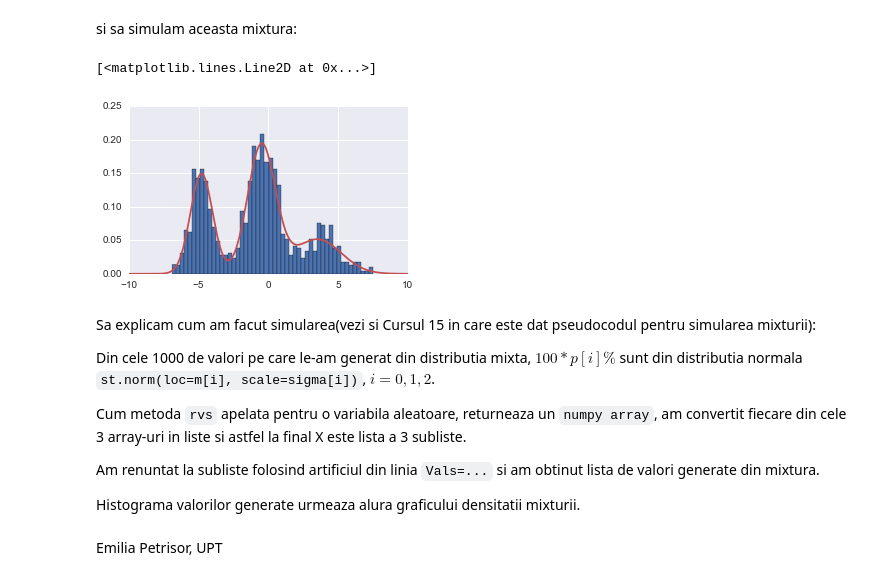
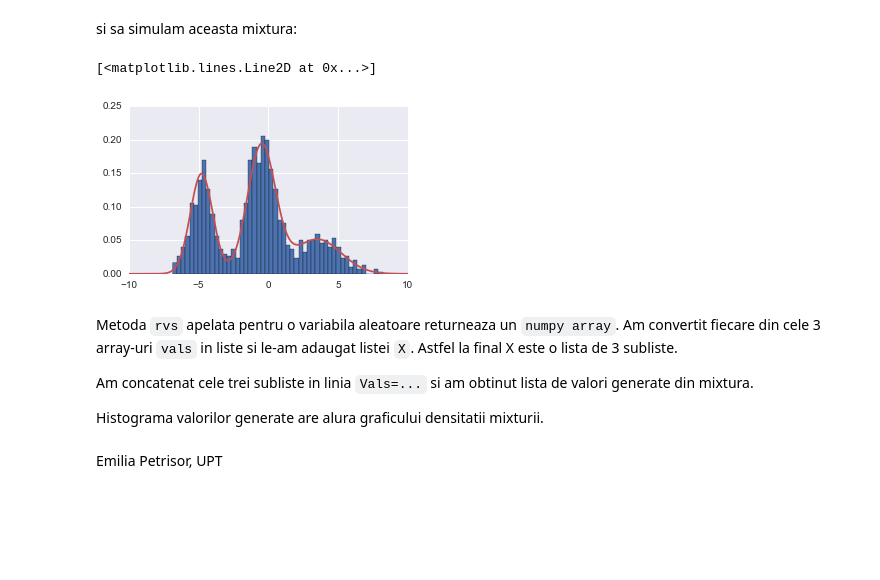
Before and after one commit to empet/PSCourse, a Jupyter notebook: DistributiiProbCont.ipynb, the cells around one changed output. Saved outputs shown, nothing was run; the diff lists cells and outputs as text; code cells hidden in the pictures; blank space fills up the shorter version.

```diff
--- a/DistributiiProbCont.ipynb
+++ b/DistributiiProbCont.ipynb
@@ -473,28 +474,38 @@ plt.fill_between(x, y,  alpha=.33)
 [figure]
 # %% [markdown]
 si sa  simulam aceasta mixtura:
+# %%
+def  simul(pr):
+    k=0
+    F=pr[0]
+    u=np.random.random()
+    while(u>F):
+        k+=1
+        F=F+pr[k]
+    return k
 # %%
 N=1000
+D=[simul(p) for i in xrange(N)]# generam 1000 de valori din distributia discreta
+                               #p=[0.3, 0.48, 0.22]
 X=[]
 for i in range(3):
-   vals=st.norm.rvs(size=int(p[i]*N),loc= m[i],scale=sigma[i]).tolist()
-   X.append(vals)
+    vals=st.norm.rvs(size=D.count(i),loc= m[i],scale=sigma[i]).tolist()
+    #D.count(i) numara cate elemente egale cu i exista in lista D si generam atatea valori din
+    # distributia normala N(m[i], sigma[i]), i=0,1,2
+    X.append(vals)
 Vals=[item for sublist in X for item in sublist]
 histo=plt.hist(Vals, bins=50, normed=True)
 plt.plot(x,y, color=colors[2])
 # %% [output]
 [<matplotlib.lines.Line2D at 0x...>]
-[figure, old version]
+[figure, new version]
 # %% [markdown]
-Sa explicam cum am facut simularea(vezi si Cursul 15 in care este dat pseudocodul pentru simularea mixturii):
 
-Din cele 1000 de valori pe care le-am generat din distributia mixta, $100*p[i]\%$ sunt din distributia normala `st.norm(loc=m[i], scale=sigma[i])`, $i=0,1,2$.
+Metoda `rvs` apelata pentru o variabila aleatoare returneaza un `numpy array`. Am convertit fiecare din cele 3 array-uri `vals` in liste si le-am adaugat listei `X`. Astfel la final X este o lista de 3 subliste.
 
-Cum metoda `rvs` apelata pentru o variabila aleatoare, returneaza un `numpy array`, am convertit fiecare din cele 3 array-uri in liste si astfel la final X este lista a 3 subliste.
+Am concatenat  cele trei  subliste in linia `Vals=...` si am obtinut lista de valori generate din mixtura.
 
-Am renuntat la subliste folosind artificiul din linia `Vals=...` si am obtinut lista de valori generate din mixtura.
-
-Histograma valorilor generate urmeaza alura graficului densitatii mixturii.
+Histograma valorilor generate are  alura graficului densitatii mixturii.
 # %% [markdown]
 Emilia Petrisor, UPT
 # %%
```
Also changed, not shown: parts of 7 cells of this notebook.
